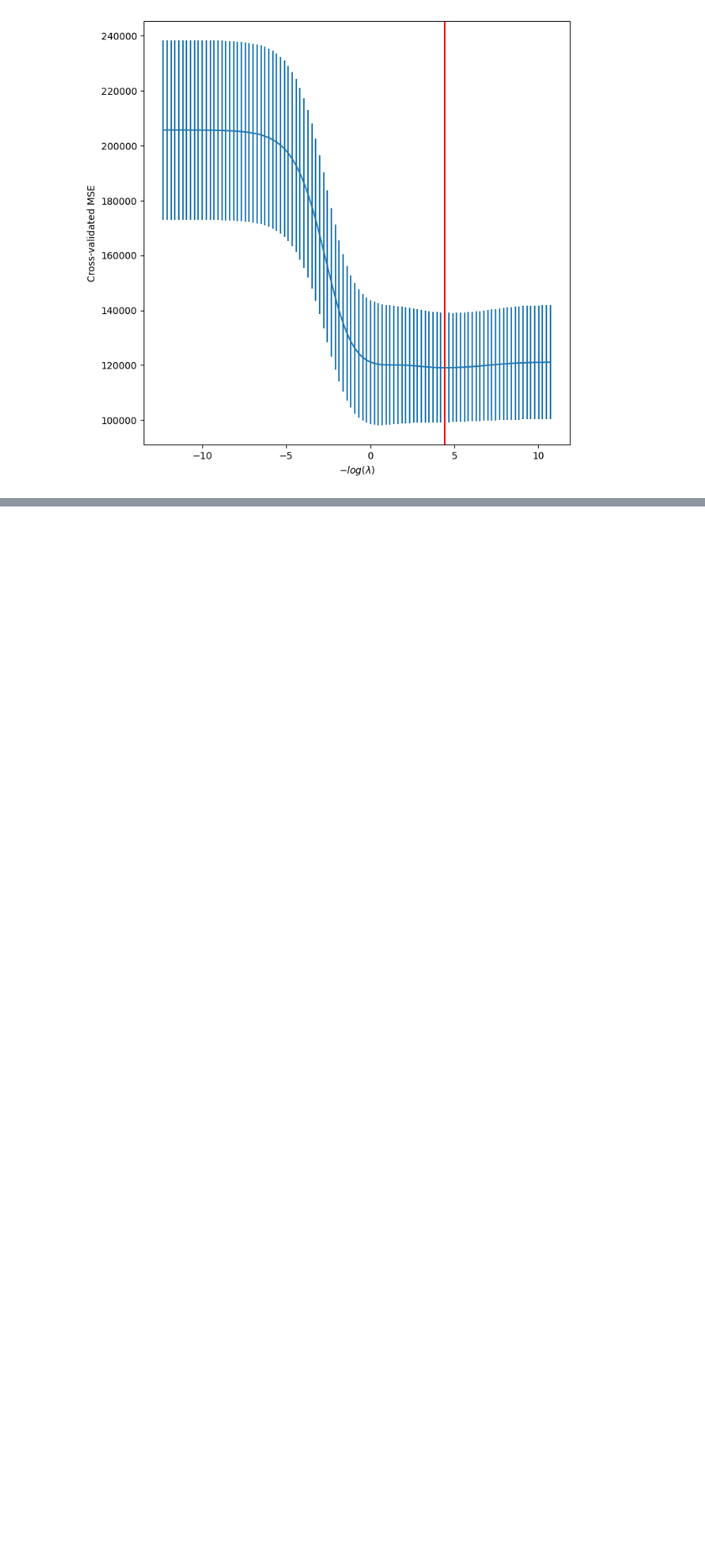
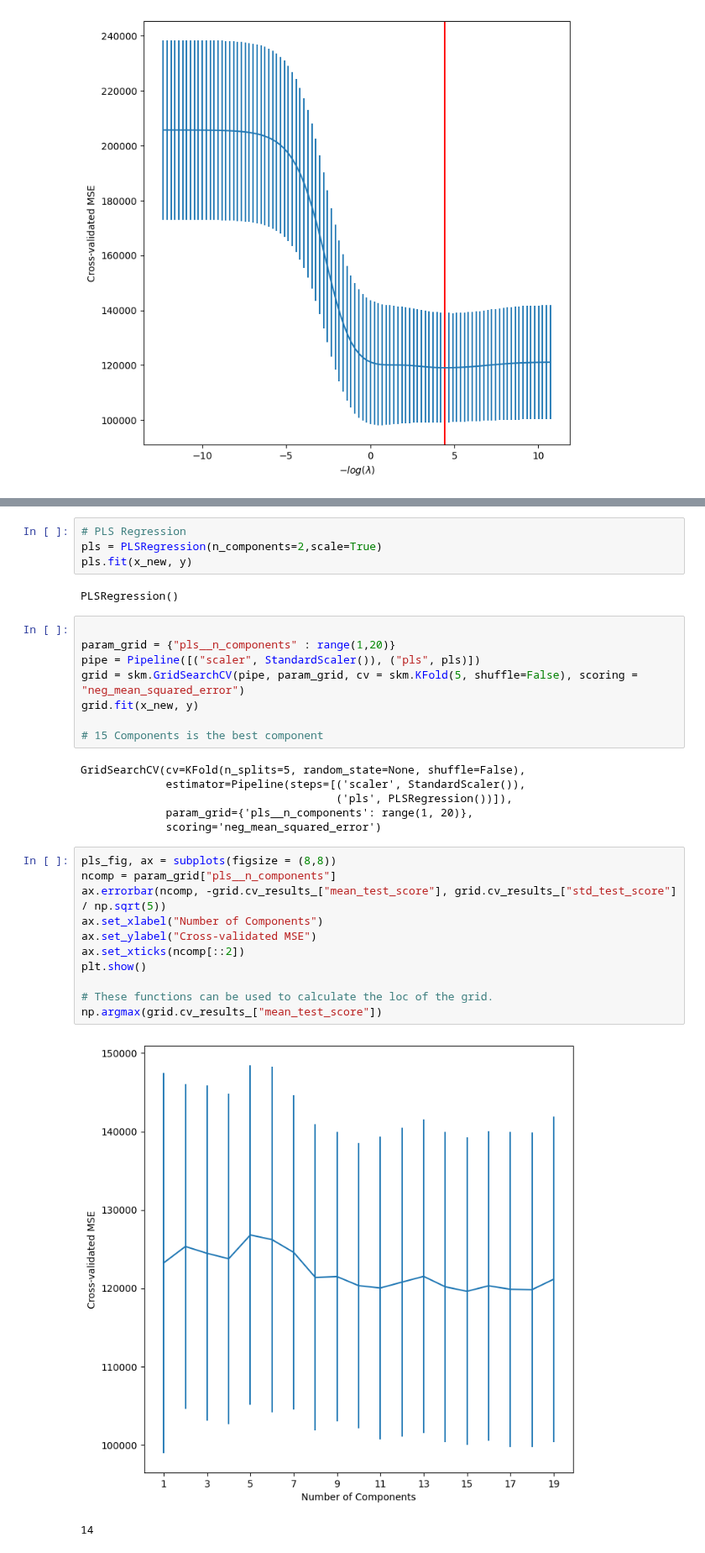
Before and after one commit to kkkamur07/ISL-Learning, a Jupyter notebook: Regularization/regularization-lab.ipynb, the cells around one changed output, grey strips where cells are left out. Shown at 84% size. Drawn from its saved outputs; the diff is of its cells as text; blank space fills up the shorter version.

```diff
--- a/Regularization/regularization-lab.ipynb
+++ b/Regularization/regularization-lab.ipynb
@@ -376,0 +518,34 @@ plt.show()
+# %%
+# PLS Regression
+pls = PLSRegression(n_components=2,scale=True)
+pls.fit(x_new, y)
+# %% [output]
+PLSRegression()
+# %%
+
+param_grid = {"pls__n_components" : range(1,20)}
+pipe = Pipeline([("scaler", StandardScaler()), ("pls", pls)])
+grid = skm.GridSearchCV(pipe, param_grid, cv = skm.KFold(5, shuffle=False), scoring = "neg_mean_squared_error")
+grid.fit(x_new, y)
+
+# 15 Components is the best component
+# %% [output]
+GridSearchCV(cv=KFold(n_splits=5, random_state=None, shuffle=False),
+             estimator=Pipeline(steps=[('scaler', StandardScaler()),
+                                       ('pls', PLSRegression())]),
+             param_grid={'pls__n_components': range(1, 20)},
+             scoring='neg_mean_squared_error')
+# %%
+pls_fig, ax = subplots(figsize = (8,8))
+ncomp = param_grid["pls__n_components"]
+ax.errorbar(ncomp, -grid.cv_results_["mean_test_score"], grid.cv_results_["std_test_score"] / np.sqrt(5))
+ax.set_xlabel("Number of Components")
+ax.set_ylabel("Cross-validated MSE")
+ax.set_xticks(ncomp[::2])
+plt.show()
+
+# These functions can be used to calculate the loc of the grid.
+np.argmax(grid.cv_results_["mean_test_score"])
+# %% [output]
+[figure, added]
+14
```
Also changed, not shown: parts of 19 cells of this notebook.
